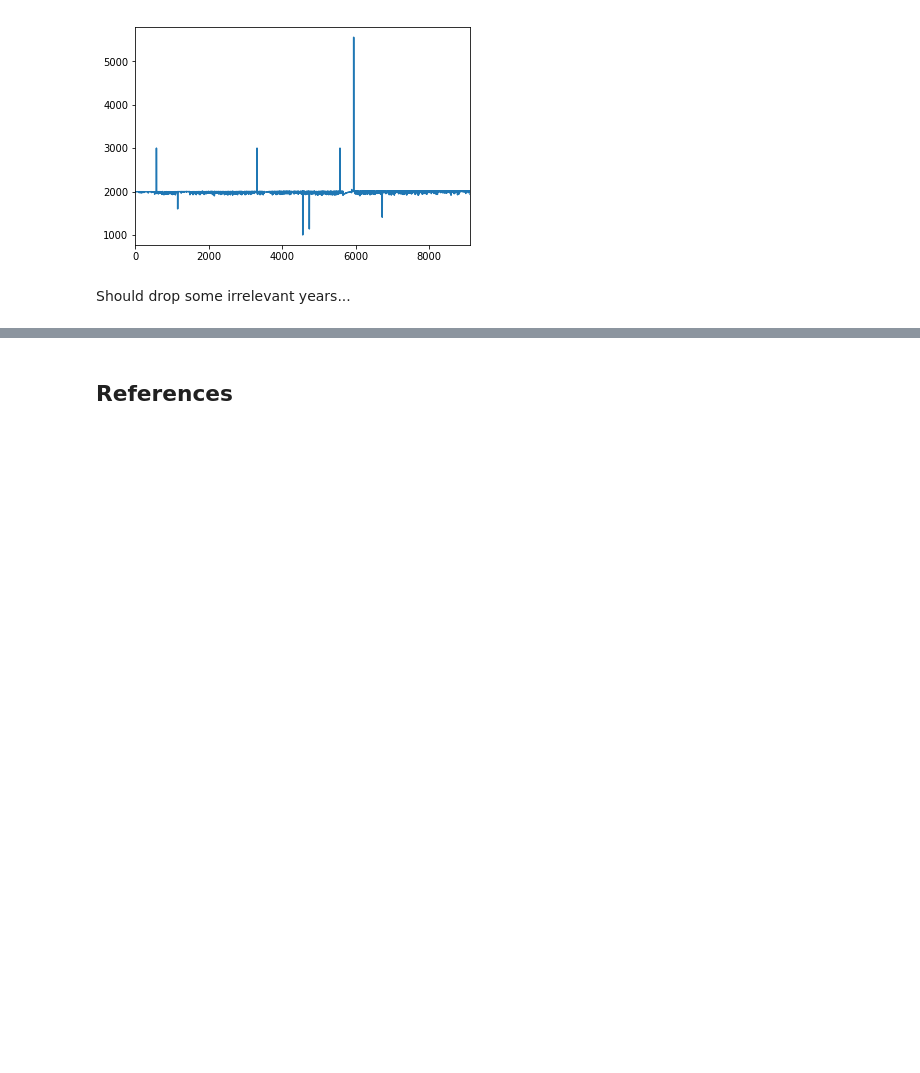
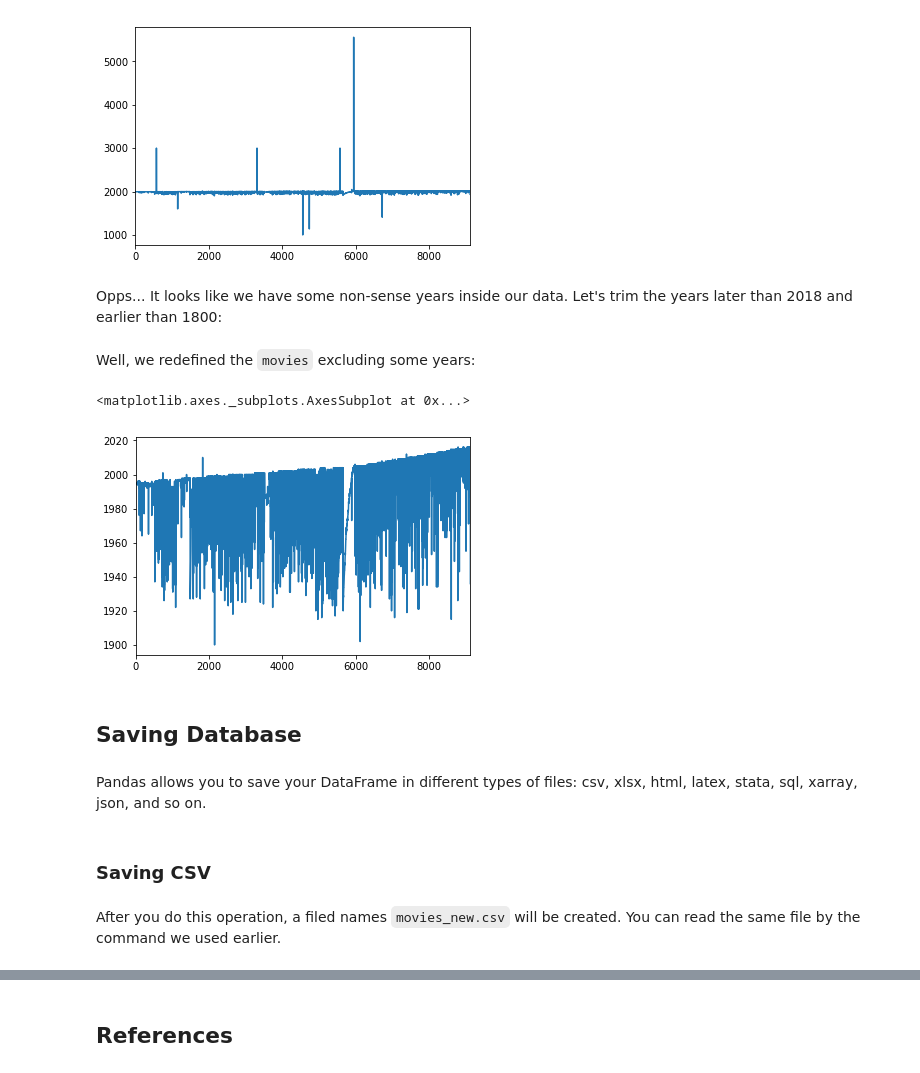
Before and after one commit to itueconomics/bil113e, a Jupyter notebook: notebooks/pandas_introduction.ipynb, the cells around one changed output, grey strips where cells are left out. Cells and saved outputs as stored; diff of their text form; code cells hidden in the pictures; blank space fills up the shorter version.

Commit message:
Pandas publish

```diff
--- a/notebooks/pandas_introduction.ipynb
+++ b/notebooks/pandas_introduction.ipynb
@@ -720,5 +718,20 @@ movies['year'].plot(kind = 'line')
 # %% [output]
 <matplotlib.axes._subplots.AxesSubplot at 0x...>
 [figure]
-# %% [markdown]
-Should drop some irrelevant years...
+# %% [markdown]
+Opps... It looks like we have some non-sense years inside our data. Let's trim the years later than 2018 and earlier than 1800:
+# %%
+movies = movies[((movies['year'] < 2018) & (movies['year'] > 1800))]
+# %% [markdown]
+Well, we redefined the `movies` excluding some years:
+# %%
+movies['year'].plot()
+# %% [output]
+<matplotlib.axes._subplots.AxesSubplot at 0x...>
+[figure, added]
+# %% [markdown]
+## Saving Database
+# %% [markdown]
+Pandas allows you to save your DataFrame in different types of files: csv, xlsx, html, latex, stata, sql, xarray, json, and so on.
+# %% [markdown]
+### Saving CSV
@@ -724,0 +740,2 @@ Should drop some irrelevant years...
+# %% [markdown]
+After you do this operation, a filed names `movies_new.csv` will be created. You can read the same file by the command we used earlier.
```
Also changed, not shown: parts of 51 cells of this notebook, 2 other files.
